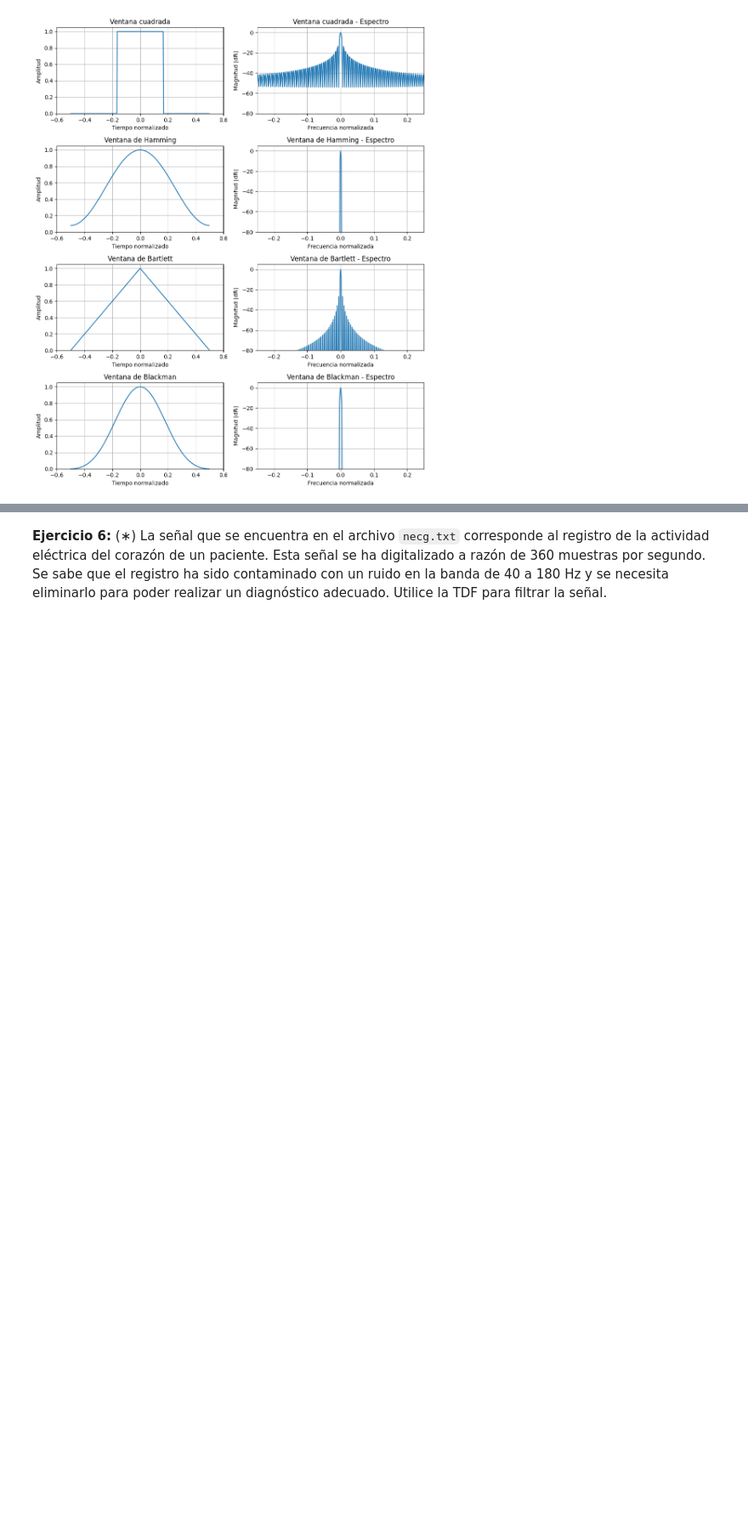
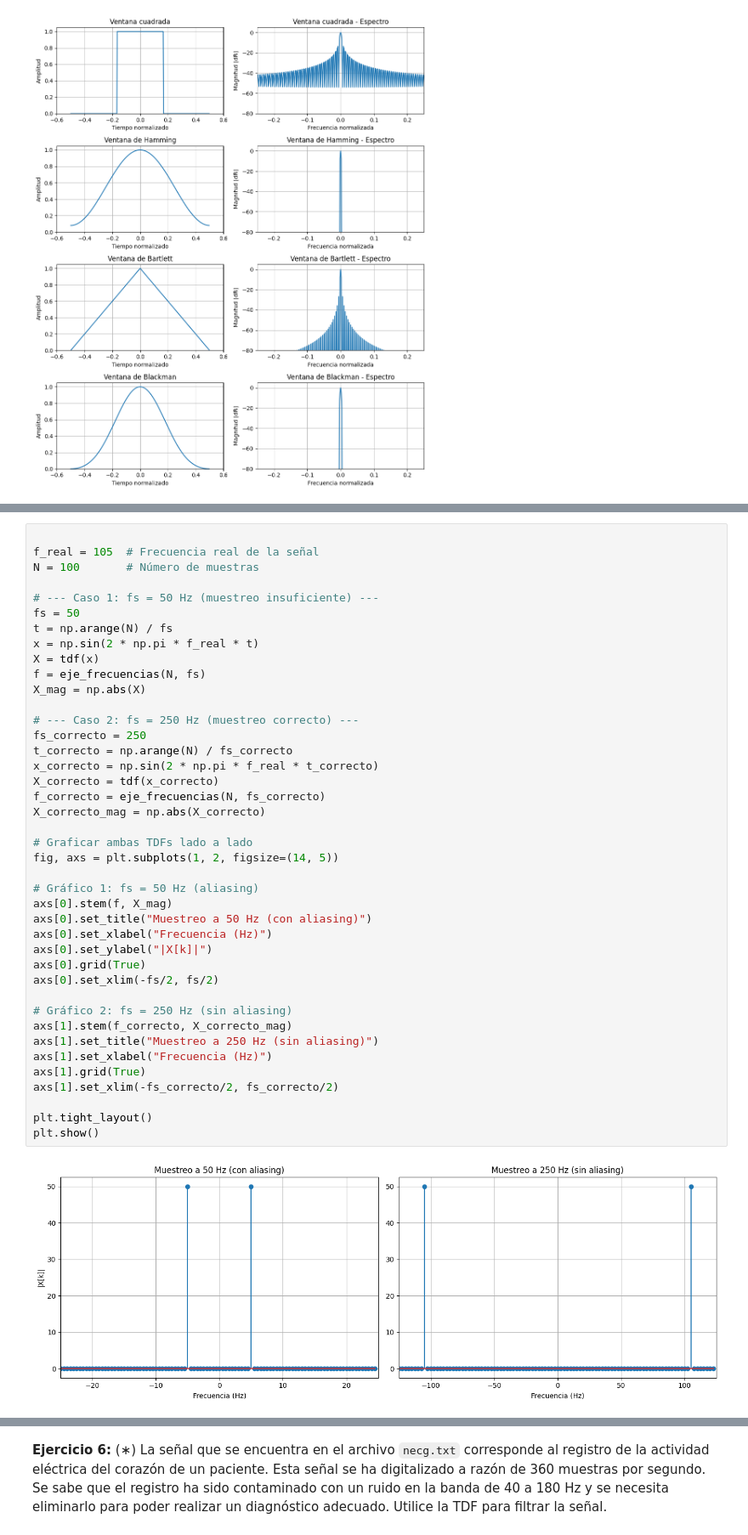
Before and after one commit to JuanKeiner/PDS_2025, a Jupyter notebook: Guia4/Guia4.ipynb, the cells around one changed output, grey strips where cells are left out. Shown at 85% size. Saved outputs shown, nothing was run; the diff lists cells and outputs as text; blank space fills up the shorter version.

```diff
--- a/Guia4/Guia4.ipynb
+++ b/Guia4/Guia4.ipynb
@@ -456,0 +524,43 @@ plt.show()
+# %%
+
+f_real = 105  # Frecuencia real de la señal
+N = 100       # Número de muestras
+
+# --- Caso 1: fs = 50 Hz (muestreo insuficiente) ---
+fs = 50
+t = np.arange(N) / fs
+x = np.sin(2 * np.pi * f_real * t)
+X = tdf(x)
+f = eje_frecuencias(N, fs)
+X_mag = np.abs(X)
+
+# --- Caso 2: fs = 250 Hz (muestreo correcto) ---
+fs_correcto = 250
+t_correcto = np.arange(N) / fs_correcto
+x_correcto = np.sin(2 * np.pi * f_real * t_correcto)
+X_correcto = tdf(x_correcto)
+f_correcto = eje_frecuencias(N, fs_correcto)
+X_correcto_mag = np.abs(X_correcto)
+
+# Graficar ambas TDFs lado a lado
+fig, axs = plt.subplots(1, 2, figsize=(14, 5))
+
+# Gráfico 1: fs = 50 Hz (aliasing)
+axs[0].stem(f, X_mag)
+axs[0].set_title("Muestreo a 50 Hz (con aliasing)")
+axs[0].set_xlabel("Frecuencia (Hz)")
+axs[0].set_ylabel("|X[k]|")
+axs[0].grid(True)
+axs[0].set_xlim(-fs/2, fs/2)
+
+# Gráfico 2: fs = 250 Hz (sin aliasing)
+axs[1].stem(f_correcto, X_correcto_mag)
+axs[1].set_title("Muestreo a 250 Hz (sin aliasing)")
+axs[1].set_xlabel("Frecuencia (Hz)")
+axs[1].grid(True)
+axs[1].set_xlim(-fs_correcto/2, fs_correcto/2)
+
+plt.tight_layout()
+plt.show()
+# %% [output]
+[figure, added]
```
Also changed, not shown: parts of 4 cells of this notebook.
